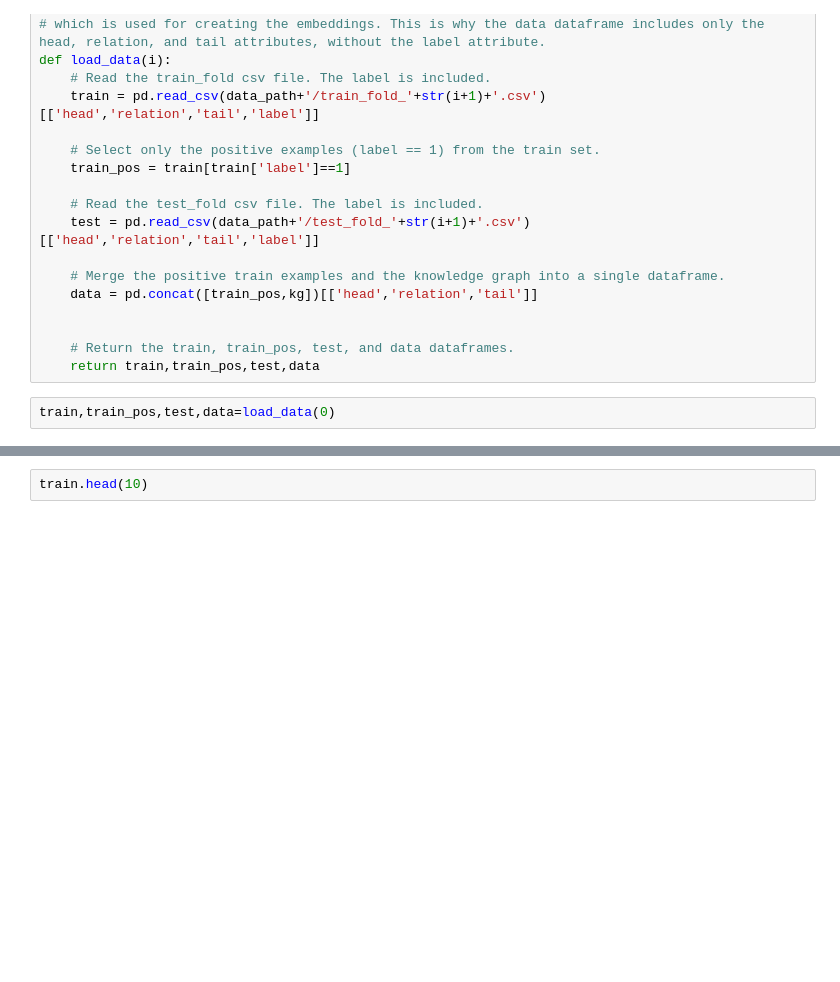
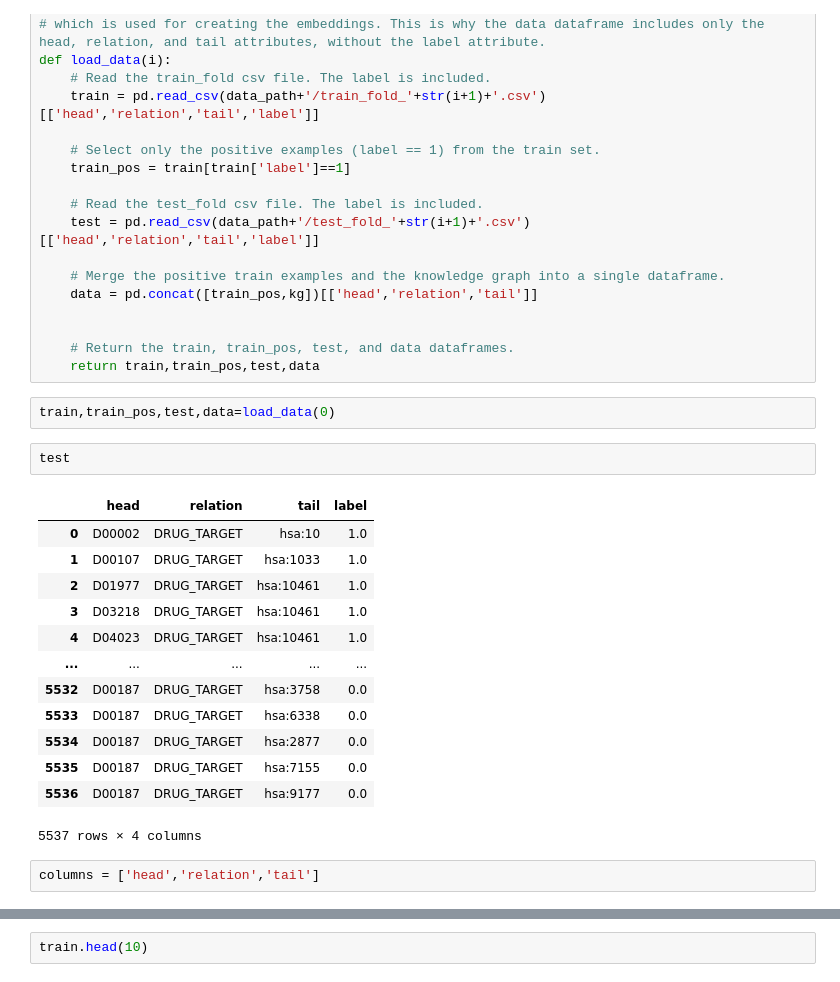
Before and after one commit to sanaaria/Master-thesis, a Jupyter notebook: KGE_NFM_&_NFM.ipynb, the cells around one changed output, grey strips where cells are left out. Cells and saved outputs as stored; diff of their text form; blank space fills up the shorter version.

```diff
--- a/KGE_NFM_&_NFM.ipynb
+++ b/KGE_NFM_&_NFM.ipynb
@@ -431,3 +414,21 @@ def load_data(i):
     return train,train_pos,test,data
 # %%
 train,train_pos,test,data=load_data(0)
+# %%
+test
+# %% [output]
+|  | head | relation | tail | label |
+| 0 | D00002 | DRUG_TARGET | hsa:10 | 1.0 |
+| 1 | D00107 | DRUG_TARGET | hsa:1033 | 1.0 |
+| 2 | D01977 | DRUG_TARGET | hsa:10461 | 1.0 |
+| 3 | D03218 | DRUG_TARGET | hsa:10461 | 1.0 |
+| 4 | D04023 | DRUG_TARGET | hsa:10461 | 1.0 |
+| ... | ... | ... | ... | ... |
+| 5532 | D00187 | DRUG_TARGET | hsa:3758 | 0.0 |
+| 5533 | D00187 | DRUG_TARGET | hsa:6338 | 0.0 |
+| 5534 | D00187 | DRUG_TARGET | hsa:2877 | 0.0 |
+| 5535 | D00187 | DRUG_TARGET | hsa:7155 | 0.0 |
+| 5536 | D00187 | DRUG_TARGET | hsa:9177 | 0.0 |
+5537 rows × 4 columns
+# %%
+columns = ['head','relation','tail']
```
Also changed, not shown: parts of 45 cells of this notebook.
